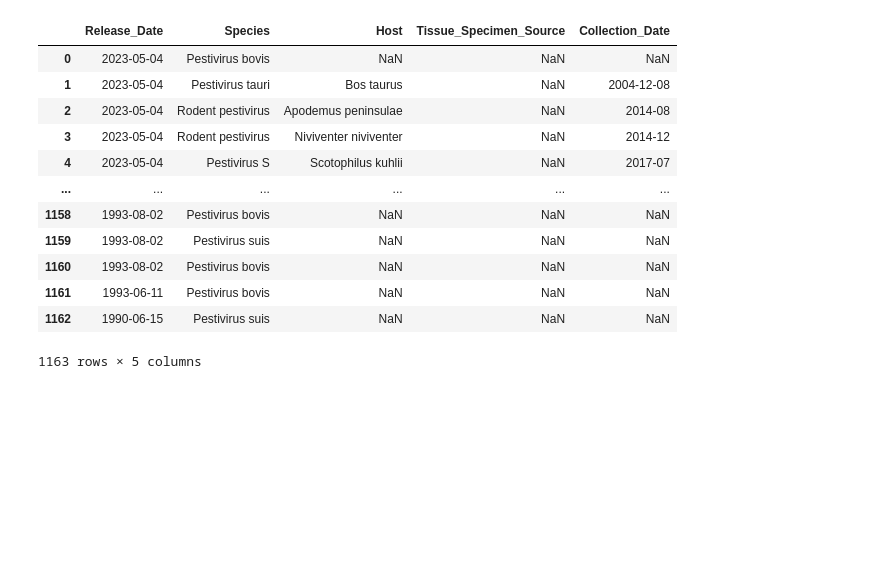
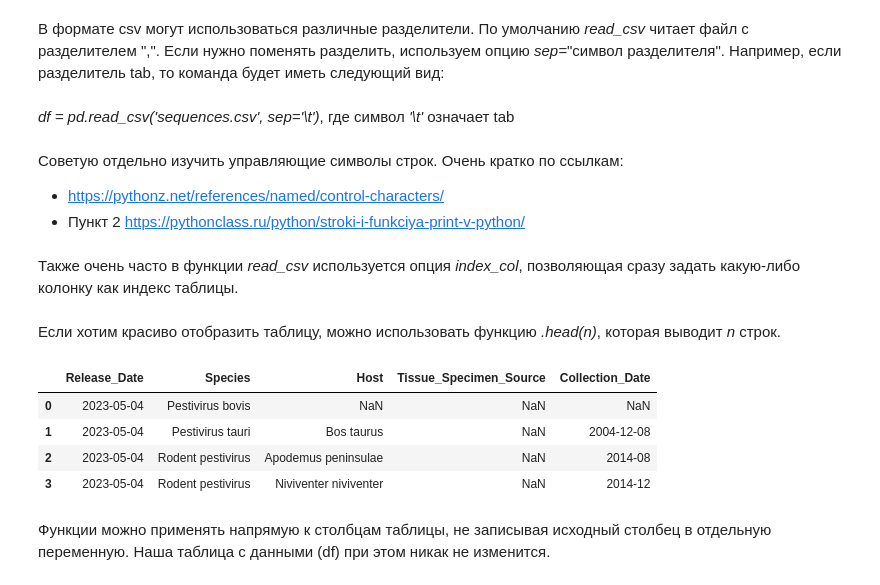
Before and after one commit to jeand-ark/Jiv90-evolution-in-Pestiviruses, a Jupyter notebook: Pestivirus_histograms.ipynb, the cells around one changed output. Cells and saved outputs as stored; diff of their text form; code cells hidden in the pictures; blank space fills up the shorter version.

```diff
--- a/Pestivirus_histograms.ipynb
+++ b/Pestivirus_histograms.ipynb
@@ -7,16 +10,22 @@ df = pd.read_csv('sequences.csv')
+# %% [markdown]
+В формате csv могут использоваться различные разделители. По умолчанию *read_csv* читает файл с разделителем ",". Если нужно поменять разделить, используем опцию *sep=*"символ разделителя". Например, если разделитель tab, то команда будет иметь следующий вид:
+# %% [markdown]
+*df = pd.read_csv('sequences.csv', sep='\t')*, где символ *'\t'* означает tab
+# %% [markdown]
+Советую отдельно изучить управляющие символы строк. Очень кратко по ссылкам:
+- https://pythonz.net/references/named/control-characters/
+- Пункт 2 https://pythonclass.ru/python/stroki-i-funkciya-print-v-python/
+# %% [markdown]
+Также очень часто в функции *read_csv* используется опция *index_col*, позволяющая сразу задать какую-либо колонку как индекс таблицы.
+# %% [markdown]
+Если хотим красиво отобразить таблицу, можно использовать функцию *.head(n)*, которая выводит *n* строк.
 # %%
-df
+df.head(4)
 # %% [output]
 |  | Release_Date | Species | Host | Tissue_Specimen_Source | Collection_Date |
 | 0 | 2023-05-04 | Pestivirus bovis | NaN | NaN | NaN |
 | 1 | 2023-05-04 | Pestivirus tauri | Bos taurus | NaN | 2004-12-08 |
 | 2 | 2023-05-04 | Rodent pestivirus | Apodemus peninsulae | NaN | 2014-08 |
 | 3 | 2023-05-04 | Rodent pestivirus | Niviventer niviventer | NaN | 2014-12 |
-| 4 | 2023-05-04 | Pestivirus S | Scotophilus kuhlii | NaN | 2017-07 |
-| ... | ... | ... | ... | ... | ... |
-| 1158 | 1993-08-02 | Pestivirus bovis | NaN | NaN | NaN |
-| 1159 | 1993-08-02 | Pestivirus suis | NaN | NaN | NaN |
-| 1160 | 1993-08-02 | Pestivirus bovis | NaN | NaN | NaN |
-| 1161 | 1993-06-11 | Pestivirus bovis | NaN | NaN | NaN |
-| 1162 | 1990-06-15 | Pestivirus suis | NaN | NaN | NaN |
-1163 rows × 5 columns
+# %% [markdown]
+Функции можно применять напрямую к столбцам таблицы, не записывая исходный столбец в отдельную переменную. Наша таблица с данными (df) при этом никак не изменится.
```
Also changed, not shown: parts of 61 cells of this notebook.
